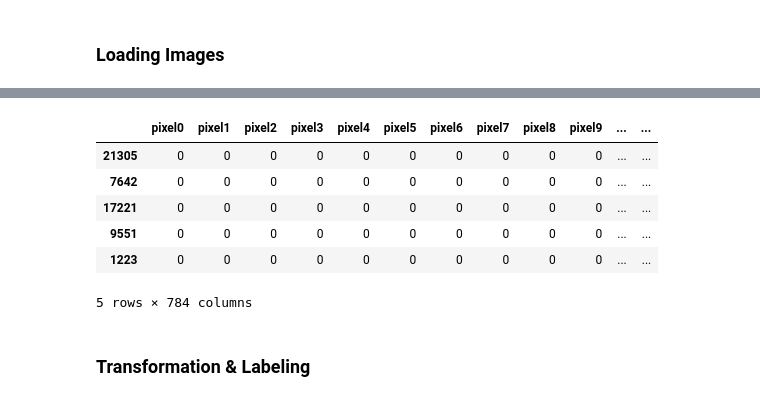
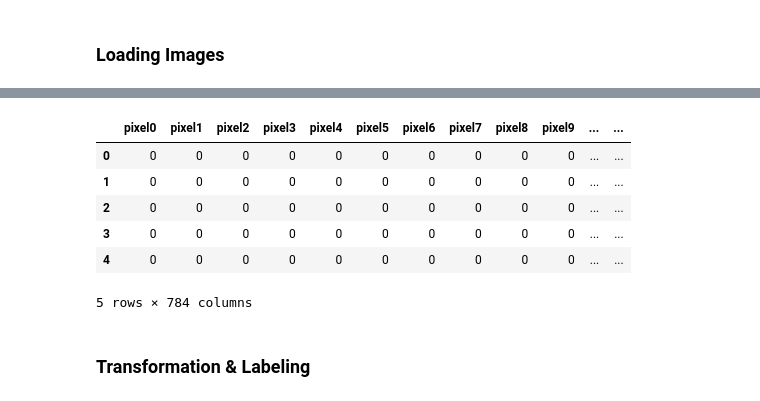
Before and after one commit to erfanMhi/Digit_Recognizer, a Jupyter notebook: Image Recognizer Notebook.ipynb, the cells around one changed output, grey strips where cells are left out. Drawn from its saved outputs; the diff is of its cells as text; code cells hidden in the pictures.

```diff
--- a/Image Recognizer Notebook.ipynb
+++ b/Image Recognizer Notebook.ipynb
@@ -55,13 +57,13 @@ tmp_train.sample(5)
 5 rows × 785 columns
 # %%
-tmp_test.sample(5)
+tmp_test.head(5)
 # %% [output]
 |  | pixel0 | pixel1 | pixel2 | pixel3 | pixel4 | pixel5 | pixel6 | pixel7 | pixel8 | pixel9 | ... | ... |
-| 21305 | 0 | 0 | 0 | 0 | 0 | 0 | 0 | 0 | 0 | 0 | ... | ... |
-| 7642 | 0 | 0 | 0 | 0 | 0 | 0 | 0 | 0 | 0 | 0 | ... | ... |
-| 17221 | 0 | 0 | 0 | 0 | 0 | 0 | 0 | 0 | 0 | 0 | ... | ... |
-| 9551 | 0 | 0 | 0 | 0 | 0 | 0 | 0 | 0 | 0 | 0 | ... | ... |
-| 1223 | 0 | 0 | 0 | 0 | 0 | 0 | 0 | 0 | 0 | 0 | ... | ... |
+| 0 | 0 | 0 | 0 | 0 | 0 | 0 | 0 | 0 | 0 | 0 | ... | ... |
+| 1 | 0 | 0 | 0 | 0 | 0 | 0 | 0 | 0 | 0 | 0 | ... | ... |
+| 2 | 0 | 0 | 0 | 0 | 0 | 0 | 0 | 0 | 0 | 0 | ... | ... |
+| 3 | 0 | 0 | 0 | 0 | 0 | 0 | 0 | 0 | 0 | 0 | ... | ... |
+| 4 | 0 | 0 | 0 | 0 | 0 | 0 | 0 | 0 | 0 | 0 | ... | ... |
 5 rows × 784 columns
 # %% [markdown]
 ### Transformation & Labeling
```
Also changed, not shown: parts of 8 cells of this notebook.
